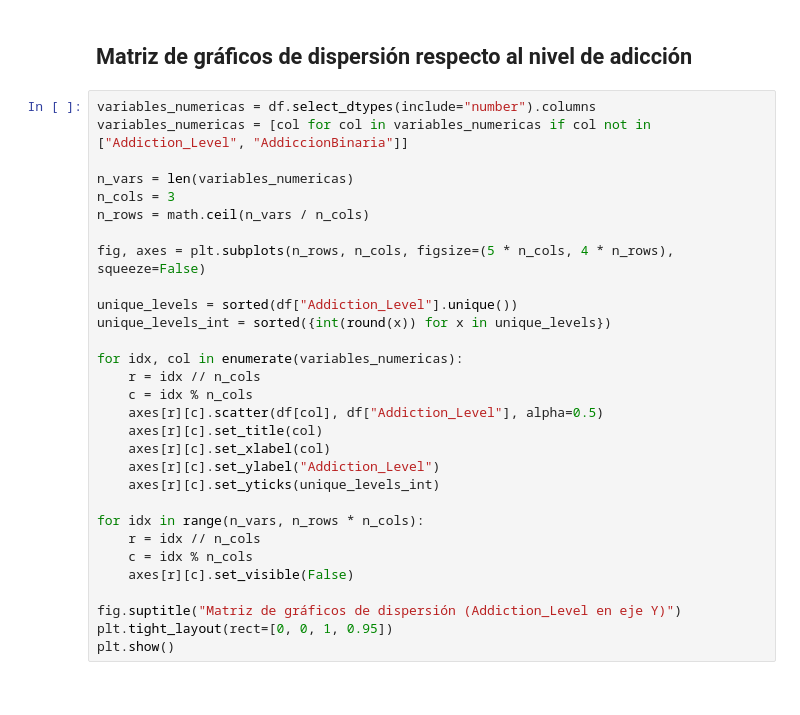
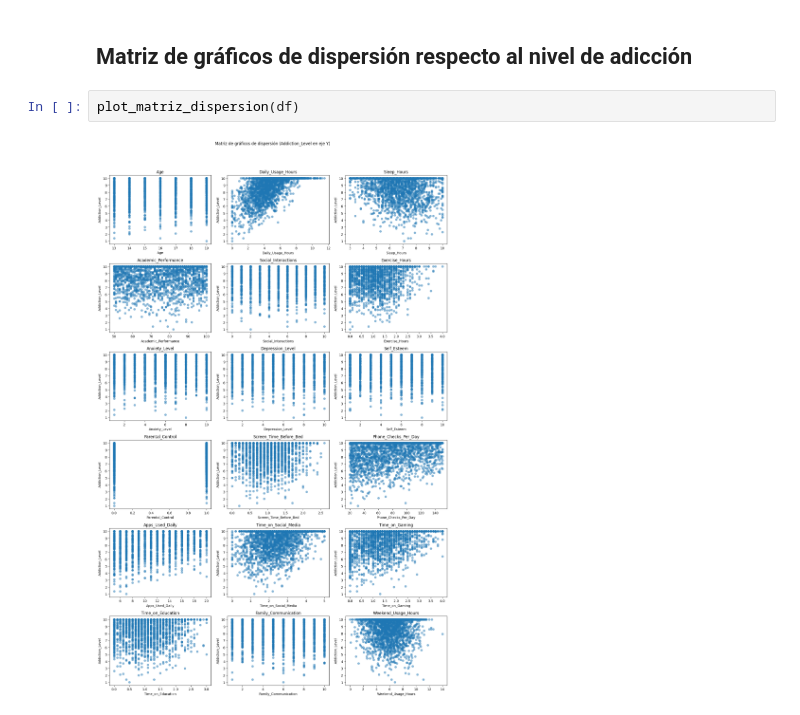
Before and after one commit to somoel/uso_telefono_adolescentes, a Jupyter notebook: notebooks/sample.ipynb, the cells around one changed output. Drawn from its saved outputs; the diff is of its cells as text.

Commit message:
Extract dispersion matrix from notebook to src

```diff
--- a/notebooks/sample.ipynb
+++ b/notebooks/sample.ipynb
@@ -73,32 +166,6 @@ plt.show()
 # %% [markdown]
 ## Matriz de gráficos de dispersión respecto al nivel de adicción
 # %%
-variables_numericas = df.select_dtypes(include="number").columns
-variables_numericas = [col for col in variables_numericas if col not in ["Addiction_Level", "AddiccionBinaria"]]
-
-n_vars = len(variables_numericas)
-n_cols = 3
-n_rows = math.ceil(n_vars / n_cols)
-
-fig, axes = plt.subplots(n_rows, n_cols, figsize=(5 * n_cols, 4 * n_rows), squeeze=False)
-
-unique_levels = sorted(df["Addiction_Level"].unique())
-unique_levels_int = sorted({int(round(x)) for x in unique_levels})
-
-for idx, col in enumerate(variables_numericas):
-    r = idx // n_cols
-    c = idx % n_cols
-    axes[r][c].scatter(df[col], df["Addiction_Level"], alpha=0.5)
-    axes[r][c].set_title(col)
-    axes[r][c].set_xlabel(col)
-    axes[r][c].set_ylabel("Addiction_Level")
-    axes[r][c].set_yticks(unique_levels_int)
-
-for idx in range(n_vars, n_rows * n_cols):
-    r = idx // n_cols
-    c = idx % n_cols
-    axes[r][c].set_visible(False)
-
-fig.suptitle("Matriz de gráficos de dispersión (Addiction_Level en eje Y)")
-plt.tight_layout(rect=[0, 0, 1, 0.95])
-plt.show()
+plot_matriz_dispersion(df)
+# %% [output]
+[figure, added]
```
Also changed, not shown: parts of 11 cells of this notebook, 2 other files.
